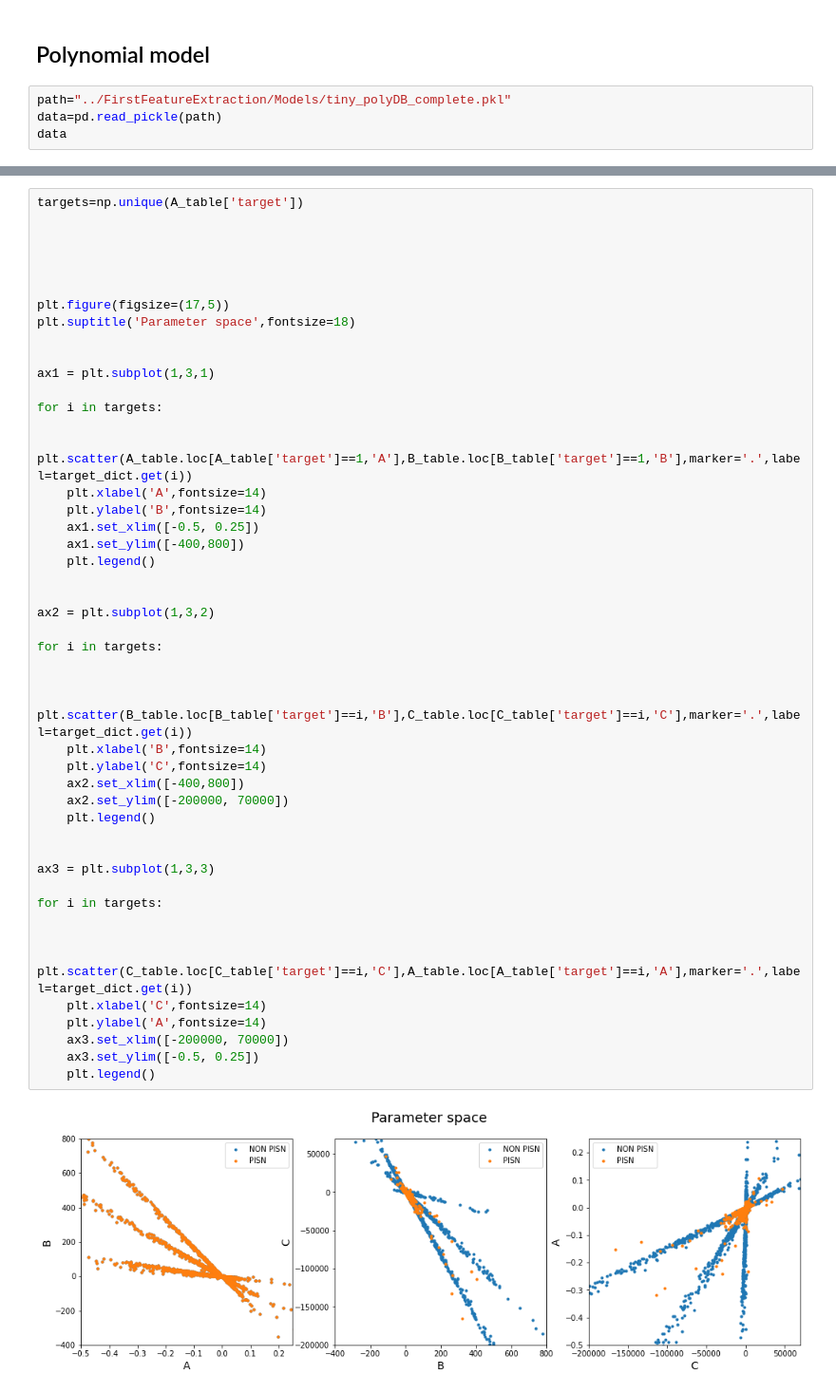
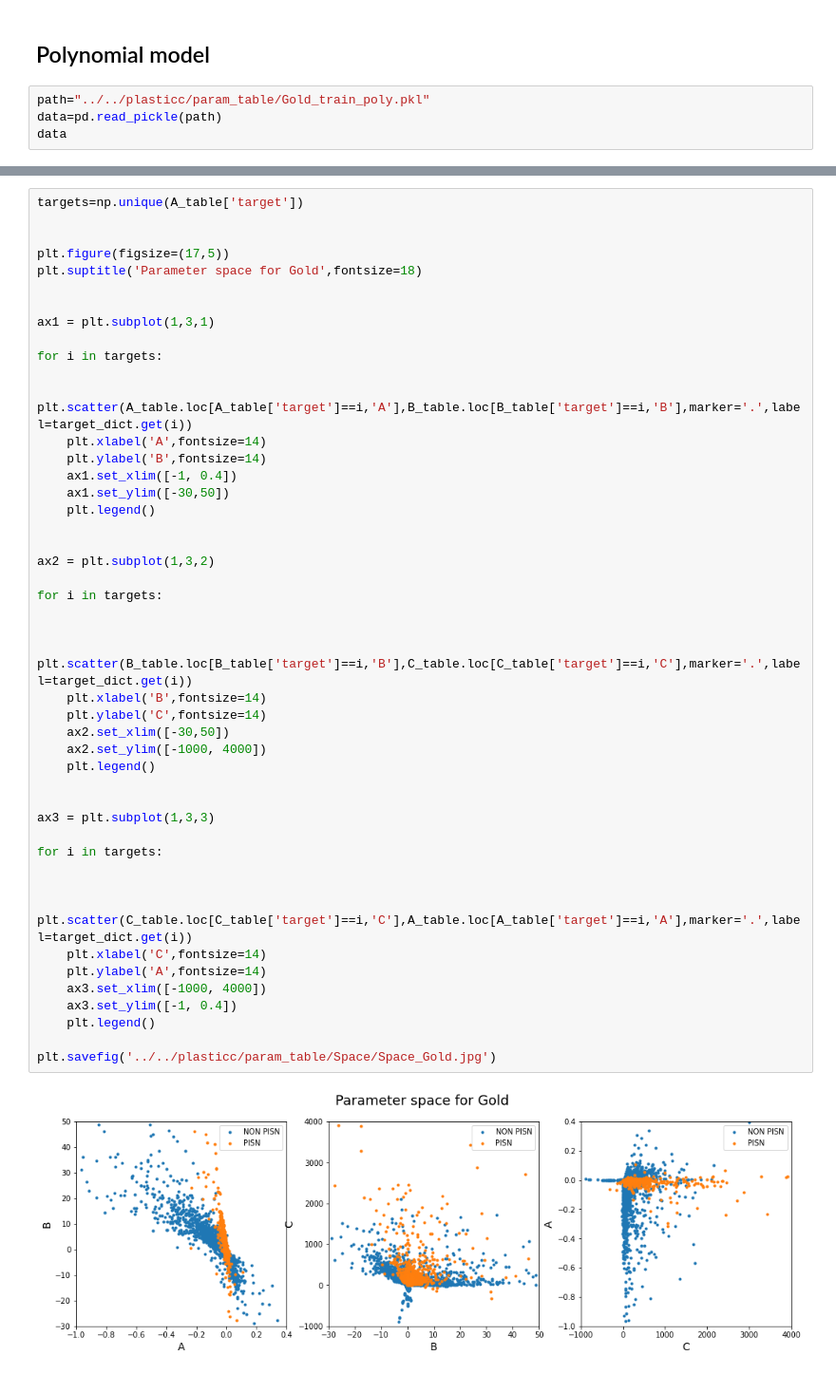
Before and after one commit to erusseil/PISN-classification, a Jupyter notebook: MachineLearning/ParamStudy.ipynb, the cells around one changed output, grey strips where cells are left out. Shown at 95% size. Saved outputs shown, nothing was run; the diff lists cells and outputs as text.

Commit message:
uploaded path ect

```diff
--- a/MachineLearning/ParamStudy.ipynb
+++ b/MachineLearning/ParamStudy.ipynb
@@ -17,7 +17,7 @@ passband_list = {0:'u',1:'g',2:'r',3:'i',4:'z',5:'y'}
 # %% [markdown]
 ## Polynomial model
 # %%
-path="../FirstFeatureExtraction/Models/tiny_polyDB_complete.pkl"
+path="../../plasticc/param_table/Gold_train_poly.pkl"
 data=pd.read_pickle(path)
 data
 # %% [output]
@@ -68,51 +51,50 @@ A_table
 targets=np.unique(A_table['target'])
 
 
-
-
-
 plt.figure(figsize=(17,5))
-plt.suptitle('Parameter space',fontsize=18)
+plt.suptitle('Parameter space for Gold',fontsize=18)
 
 
 ax1 = plt.subplot(1,3,1)
 
 for i in targets:
 
-    plt.scatter(A_table.loc[A_table['target']==1,'A'],B_table.loc[B_table['target']==1,'B'],marker='.',label=target_dict.get(i))
+    plt.scatter(A_table.loc[A_table['target']==i,'A'],B_table.loc[B_table['target']==i,'B'],marker='.',label=target_dict.get(i))
     plt.xlabel('A',fontsize=14)
     plt.ylabel('B',fontsize=14)
-    ax1.set_xlim([-0.5, 0.25])
-    ax1.set_ylim([-400,800])
+    ax1.set_xlim([-1, 0.4])
+    ax1.set_ylim([-30,50])
     plt.legend()
 
 
 ax2 = plt.subplot(1,3,2)
 
 for i in targets:
 
 
     plt.scatter(B_table.loc[B_table['target']==i,'B'],C_table.loc[C_table['target']==i,'C'],marker='.',label=target_dict.get(i))
     plt.xlabel('B',fontsize=14)
     plt.ylabel('C',fontsize=14)
-    ax2.set_xlim([-400,800])
-    ax2.set_ylim([-200000, 70000])
+    ax2.set_xlim([-30,50])
+    ax2.set_ylim([-1000, 4000])
     plt.legend()
 
 
 ax3 = plt.subplot(1,3,3)
 
 for i in targets:
 
 
     plt.scatter(C_table.loc[C_table['target']==i,'C'],A_table.loc[A_table['target']==i,'A'],marker='.',label=target_dict.get(i))
     plt.xlabel('C',fontsize=14)
     plt.ylabel('A',fontsize=14)
-    ax3.set_xlim([-200000, 70000])
-    ax3.set_ylim([-0.5, 0.25])
+    ax3.set_xlim([-1000, 4000])
+    ax3.set_ylim([-1, 0.4])
     plt.legend()
+
+plt.savefig('../../plasticc/param_table/Space/Space_Gold.jpg')
 # %% [output]
-[figure, old version]
+[figure, new version]
 # %%
 plt.figure(figsize=(15,8));
 
```
Also changed, not shown: parts of 4 cells of this notebook.
